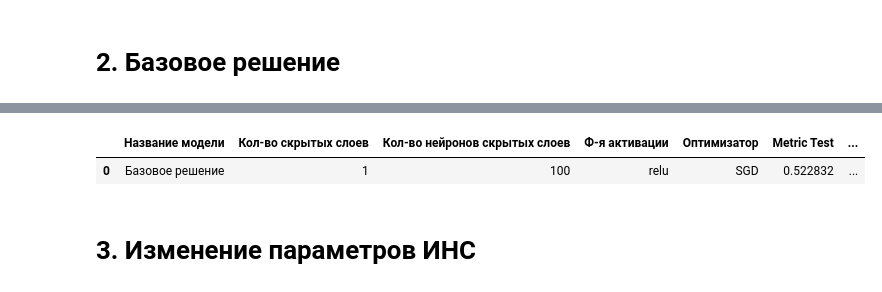
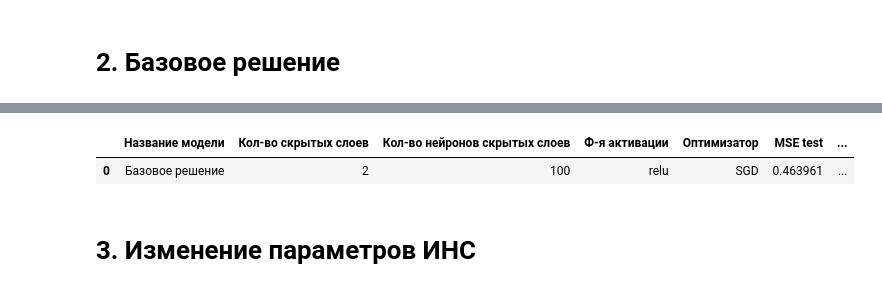
Before and after one commit to dnlygvtv/02_Python_for_Neural_Networks, a Jupyter notebook: HW/HW_3.ipynb, the cells around one changed output, grey strips where cells are left out. Drawn from its saved outputs; the diff is of its cells as text; code cells hidden in the pictures.

```diff
--- a/HW/HW_3.ipynb
+++ b/HW/HW_3.ipynb
@@ -127,7 +127,7 @@ from sklearn.preprocessing import MinMaxScaler
 
 X_train, X_test, y_train, y_test = train_test_split(df.drop('MedHouseVal', axis=1)
                                                     , df['MedHouseVal']
-                                                    , test_size=.2
+                                                    , test_size=.25
                                                     , random_state=42)
 
 scaler = MinMaxScaler().fit(X_train)
@@ -141,7 +141,8 @@ tf.random.set_seed(42)
 
 base_model = Sequential([
     InputLayer(input_shape=X_train.shape[1],),
-    Dense(100, activation='relu'),
+    Dense(70, activation='relu'),
+    Dense(30, activation='relu'),
     Dense(1),
 ]
 )
@@ -166,8 +169,9 @@ from tensorflow.keras.losses import mean_absolute_error, mean_squared_error
 from tensorflow.keras.optimizers import Adam, SGD
 
 base_model.compile(optimizer=SGD(),
-                   loss=mean_absolute_error,
-                   metrics=['mae'])
+                   loss=mean_squared_error,
+                   metrics=['mse']
+                   )
 # %%
 %%time
 
@@ -187,6 +186,7 @@ loss_test=0.52283, metric_test=0.52283
 # %%
-from sklearn.metrics import r2_score
+from sklearn.metrics import r2_score, \
+    mean_squared_error as mse, mean_absolute_error as mae
 
 preds = base_model.predict(X_test, verbose=verbose)
 r2_test = r2_score(y_test, preds)
-print(f'r2_test = {r2_test:.5f}')
+mse_test = mse(y_test, preds)
@@ -206,21 +204,21 @@ plt.legend();
 # %%
 stata = stata.append(
     {
         'Название модели': 'Базовое решение',
-        'Кол-во скрытых слоев': 1,
+        'Кол-во скрытых слоев': 2,
         'Кол-во нейронов скрытых слоев': 100,
         'Ф-я активации': 'relu',
         'Оптимизатор': 'SGD',
-        'Metric Test': metric_test,
-        'R2 test-pred': r2_test
+        'MSE test': mse_test,
+        'R2 test': r2_test
     },
     ignore_index=True
 )
 
 stata
 # %% [output]
-|  | Название модели | Кол-во скрытых слоев | Кол-во нейронов скрытых слоев | Ф-я активации | Оптимизатор | Metric Test | ... |
-| 0 | Базовое решение | 1 | 100 | relu | SGD | 0.522832 | ... |
+|  | Название модели | Кол-во скрытых слоев | Кол-во нейронов скрытых слоев | Ф-я активации | Оптимизатор | MSE test | ... |
+| 0 | Базовое решение | 2 | 100 | relu | SGD | 0.463961 | ... |
 # %% [markdown]
 # 3. Изменение параметров ИНС
 # %% [markdown]
```
Also changed, not shown: parts of 63 cells of this notebook.
